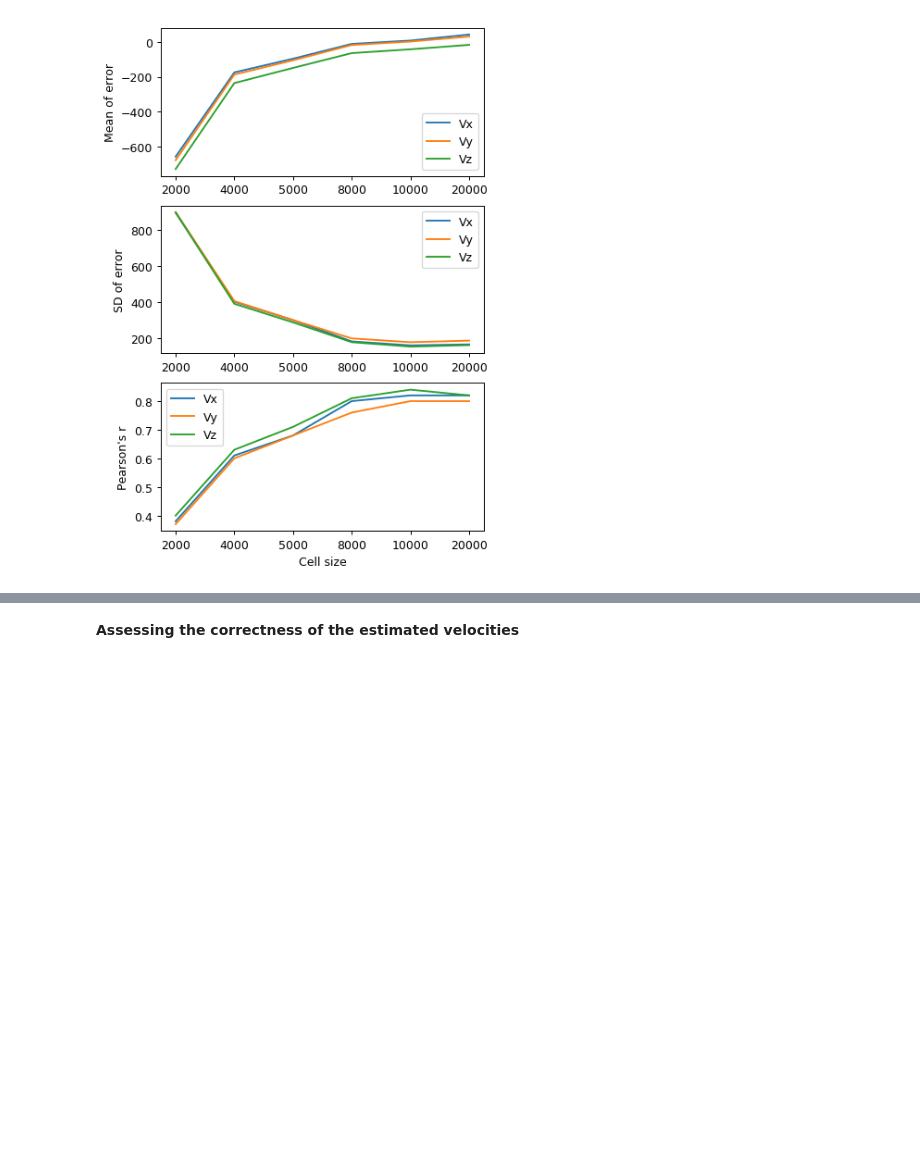
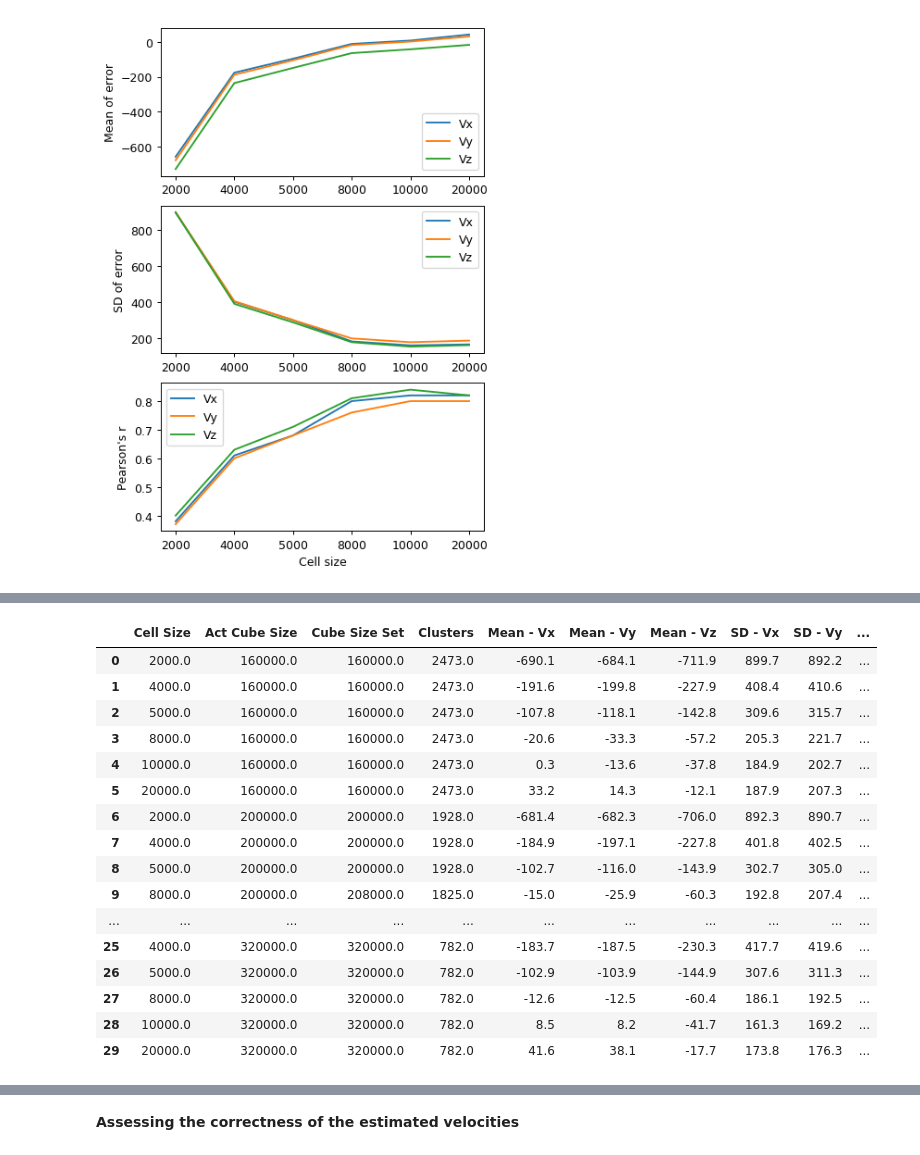
Before and after one commit to awaismirza92/velocity-reconstruction-and-kinetic-SZ, a Jupyter notebook: codes/velocity-reconstruction-orig-sim-box.ipynb, the cells around one changed output, grey strips where cells are left out. Drawn from its saved outputs; the diff is of its cells as text; code cells hidden in the pictures; blank space fills up the shorter version.

```diff
--- a/codes/velocity-reconstruction-orig-sim-box.ipynb
+++ b/codes/velocity-reconstruction-orig-sim-box.ipynb
@@ -235,25 +270,29 @@ def sigma_calc(cell_size):
 # %%
 %%time
 
-cell_size_assess = pd.DataFrame(columns=['Cell Size', 'Mean - Vx', 'Mean - Vy', 'Mean - Vz',
+cell_size_assess = pd.DataFrame(columns=['Cell Size', 'Cube Size', 'Clusters', 'Mean - Vx', 'Mean - Vy', 'Mean - Vz',
                                          'SD - Vx', 'SD - Vy', 'SD - Vz', 'r - Vx', 'r - Vy','r - Vz'])
 
-for size in [2000, 4000, 5000, 8000, 10000, 20000]:
+clus_cube_size = 240000
 
-    cell_size = size                      #h^-1 kpc, size of pixel or cell
+for cell_size in [2000, 4000, 5000, 8000, 10000, 20000]: #h^-1 kpc, size of pixel or cell
+
+    print(cell_size)
 
     sigma_in_pix = sigma_calc(cell_size)
 
+    df_clusters = edge_clus_remover(clus_cube_size)
+
     delta_gal_mean = delta_gal_mean_func(cell_size)
 
-    vel_terms = vel_terms_calc(cell_size)
+    vel_terms = vel_terms_calc(cell_size, clus_cube_size)
 
     clus_param = list(zip(df_clusters['x[kpc/h]'], df_clusters['y[kpc/h]'], df_clusters['z[kpc/h]'],
                           [delta_gal_mean]*len(df_clusters), [cell_size]*len(df_clusters),
-                          [vel_terms]*len(df_clusters), [sigma_in_pix]*len(df_clusters)))
+                          [vel_terms]*len(df_clusters), [sigma_in_pix]*len(df_clusters),
+                          [clus_cube_size]*len(df_clusters)))
 
-    # pool = multi.Pool(processes = 8)
-    pool = multi.Pool(processes = 42)
+    pool = multi.Pool(processes = cores)
     v_est = pool.starmap(clus_velocity_calc, clus_param)
 
     vx_est_list = [i[0] for i in v_est]
@@ -264,7 +303,9 @@ for size in [2000, 4000, 5000, 8000, 10000, 20000]:
     error_y = df_clusters['vy[km/s]'] - vy_est_list
     error_z = df_clusters['vz[km/s]'] - vz_est_list
 
-    cell_size_assess = cell_size_assess.append({'Cell Size':size,
+    cell_size_assess = cell_size_assess.append({'Cell Size':cell_size,
+                             'Cube Size':clus_cube_size,
+                             'Clusters': len(df_clusters),
                              'Mean - Vx': round(np.mean(error_x),1),
                              'Mean - Vy': round(np.mean(error_y),1),
                              'Mean - Vz': round(np.mean(error_z),1),
@@ -275,7 +316,4 @@ for size in [2000, 4000, 5000, 8000, 10000, 20000]:
                              'r - Vy': round(np.corrcoef(df_clusters['vy[km/s]'], vy_est_list)[1,0],2),
                              'r - Vz': round(np.corrcoef(df_clusters['vz[km/s]'], vz_est_list)[1,0],2)},
                              ignore_index=True)
-
-
-print(cell_size_assess)
 # %% [output]
@@ -373,0 +617,21 @@ Wall time: 7.61 s
+# %%
+cube_cell_size_assess.to_excel('cube_cell_size_assess.xlsx')
+cube_cell_size_assess
+# %% [output]
+|  | Cell Size | Act Cube Size | Cube Size Set | Clusters | Mean - Vx | Mean - Vy | Mean - Vz | SD - Vx | SD - Vy | ... |
+| 0 | 2000.0 | 160000.0 | 160000.0 | 2473.0 | -690.1 | -684.1 | -711.9 | 899.7 | 892.2 | ... |
+| 1 | 4000.0 | 160000.0 | 160000.0 | 2473.0 | -191.6 | -199.8 | -227.9 | 408.4 | 410.6 | ... |
+| 2 | 5000.0 | 160000.0 | 160000.0 | 2473.0 | -107.8 | -118.1 | -142.8 | 309.6 | 315.7 | ... |
+| 3 | 8000.0 | 160000.0 | 160000.0 | 2473.0 | -20.6 | -33.3 | -57.2 | 205.3 | 221.7 | ... |
+| 4 | 10000.0 | 160000.0 | 160000.0 | 2473.0 | 0.3 | -13.6 | -37.8 | 184.9 | 202.7 | ... |
+| 5 | 20000.0 | 160000.0 | 160000.0 | 2473.0 | 33.2 | 14.3 | -12.1 | 187.9 | 207.3 | ... |
+| 6 | 2000.0 | 200000.0 | 200000.0 | 1928.0 | -681.4 | -682.3 | -706.0 | 892.3 | 890.7 | ... |
+| 7 | 4000.0 | 200000.0 | 200000.0 | 1928.0 | -184.9 | -197.1 | -227.8 | 401.8 | 402.5 | ... |
+| 8 | 5000.0 | 200000.0 | 200000.0 | 1928.0 | -102.7 | -116.0 | -143.9 | 302.7 | 305.0 | ... |
+| 9 | 8000.0 | 200000.0 | 208000.0 | 1825.0 | -15.0 | -25.9 | -60.3 | 192.8 | 207.4 | ... |
+| ... | ... | ... | ... | ... | ... | ... | ... | ... | ... | ... |
+| 25 | 4000.0 | 320000.0 | 320000.0 | 782.0 | -183.7 | -187.5 | -230.3 | 417.7 | 419.6 | ... |
+| 26 | 5000.0 | 320000.0 | 320000.0 | 782.0 | -102.9 | -103.9 | -144.9 | 307.6 | 311.3 | ... |
+| 27 | 8000.0 | 320000.0 | 320000.0 | 782.0 | -12.6 | -12.5 | -60.4 | 186.1 | 192.5 | ... |
+| 28 | 10000.0 | 320000.0 | 320000.0 | 782.0 | 8.5 | 8.2 | -41.7 | 161.3 | 169.2 | ... |
+| 29 | 20000.0 | 320000.0 | 320000.0 | 782.0 | 41.6 | 38.1 | -17.7 | 173.8 | 176.3 | ... |
```
Also changed, not shown: parts of 25 cells of this notebook.
